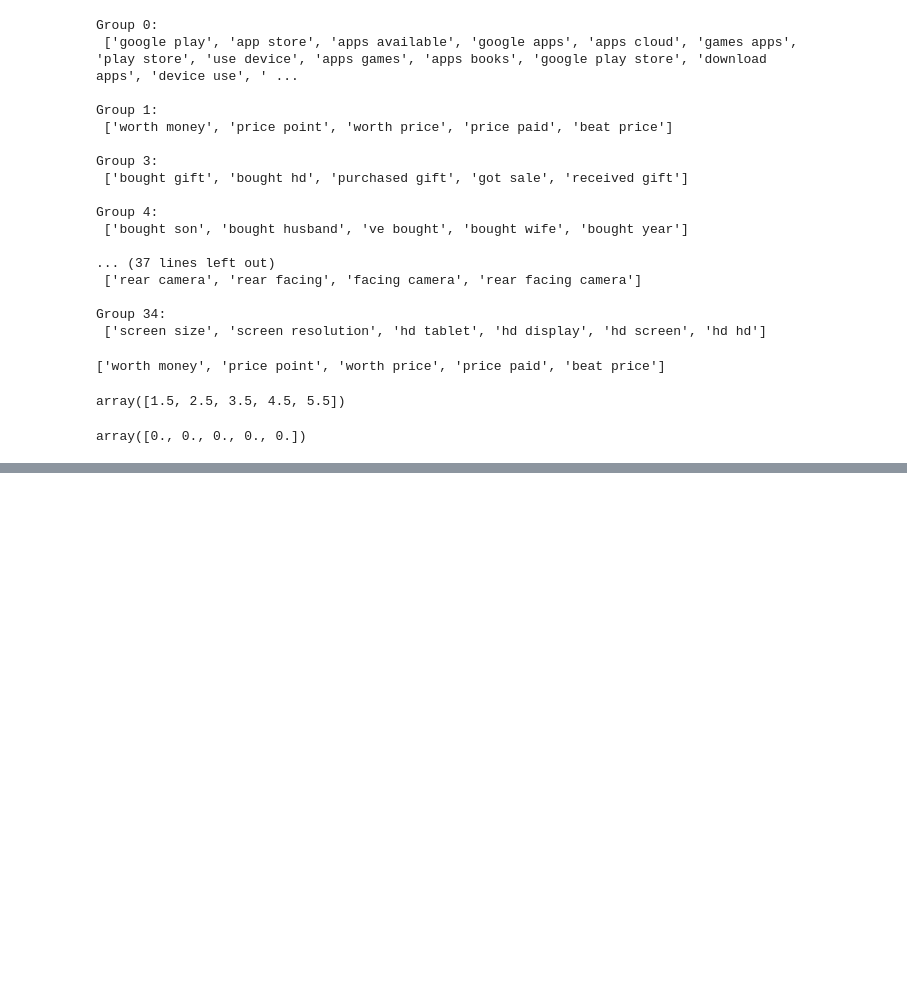
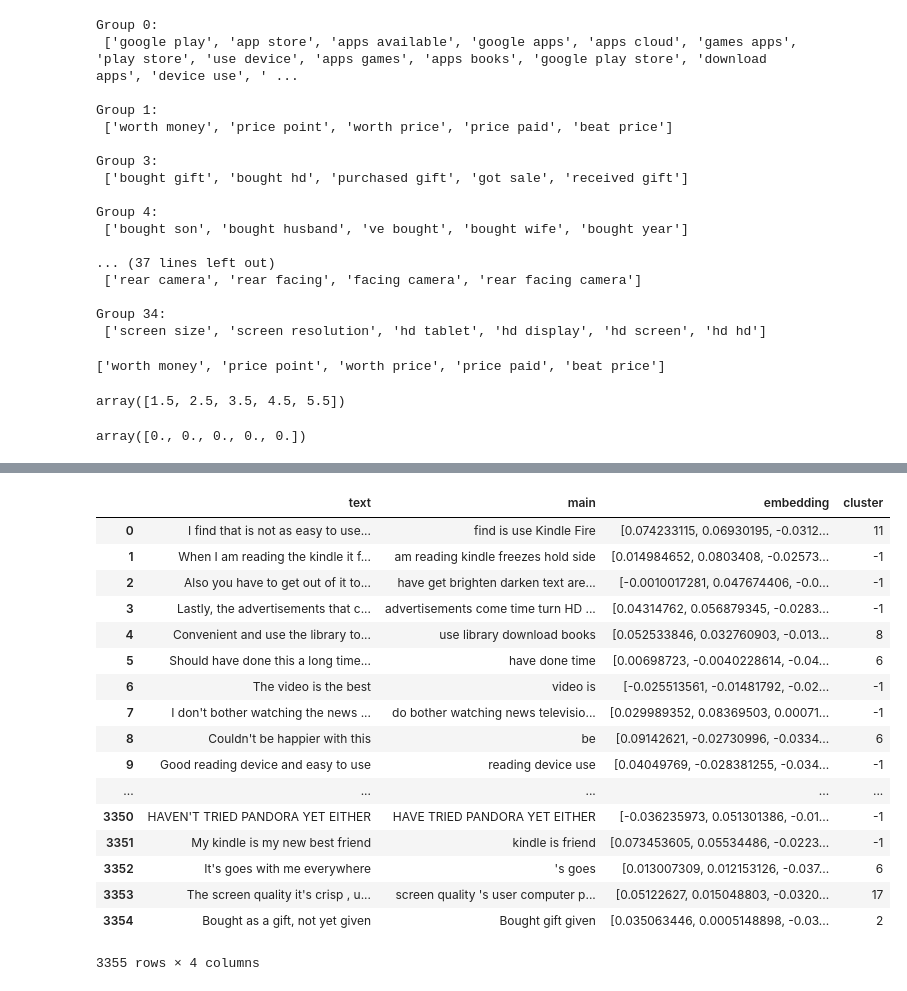
Before and after one commit to betty35/comment-summary-tests, a Jupyter notebook: Clustering-keywords----Kindle Fire HD.ipynb, the cells around one changed output, grey strips where cells are left out. Drawn from its saved outputs; the diff is of its cells as text; code cells hidden in the pictures; blank space fills up the shorter version.

Commit message:
Clustering sentences by keyword groups

```diff
--- a/Clustering-keywords.ipynb
+++ b/Clustering-keywords----Kindle Fire HD.ipynb
@@ -396,0 +411,16 @@ test_load
+# %%
+cluster_centers = test_load['avg_emb'].tolist()
+cluster_centers_labels = test_load['terms'].tolist()
+# %%
+#############################LOAD##################
+# If load data with 'text' and 'main'
+data_source = 'output/sub-set/'
+file_name = 'fireHD-tag'+'.csv'
+reviews = pd.read_csv(data_source+file_name, sep="\t", error_bad_lines=False).loc[:,['text','main']]
+###################################################
+# %%
+with tf.Session() as session:
+    session.run([tf.global_variables_initializer(), tf.tables_initializer()])
+    start_time=time.time()
+    reviews['embedding'] = pd.Series(list(session.run(embed(list(reviews['text'])))))
+reviews.head()
@@ -396,0 +436,7 @@ test_load
+# %%
+def find_closest(centers, text_emb):
+    distances = np.inner(centers,text_emb)
+    if np.amax(distances)<=0.5:
+        return -1
+    else:
+        return np.where(distances == np.amax(distances))[0][0]
@@ -396,0 +445,22 @@ test_load
+# %%
+reviews['cluster'] = reviews['embedding'].apply(lambda x: find_closest(cluster_centers,x))
+reviews
+# %% [output]
+|  | text | main | embedding | cluster |
+| 0 | I find that is not as easy to use... | find is use Kindle Fire | [0.074233115, 0.06930195, -0.0312... | 11 |
+| 1 | When I am reading the kindle it f... | am reading kindle freezes hold side | [0.014984652, 0.0803408, -0.02573... | -1 |
+| 2 | Also you have to get out of it to... | have get brighten darken text are... | [-0.0010017281, 0.047674406, -0.0... | -1 |
+| 3 | Lastly, the advertisements that c... | advertisements come time turn HD ... | [0.04314762, 0.056879345, -0.0283... | -1 |
+| 4 | Convenient and use the library to... | use library download books | [0.052533846, 0.032760903, -0.013... | 8 |
+| 5 | Should have done this a long time... | have done time | [0.00698723, -0.0040228614, -0.04... | 6 |
+| 6 | The video is the best | video is | [-0.025513561, -0.01481792, -0.02... | -1 |
+| 7 | I don't bother watching the news ... | do bother watching news televisio... | [0.029989352, 0.08369503, 0.00071... | -1 |
+| 8 | Couldn't be happier with this | be | [0.09142621, -0.02730996, -0.0334... | 6 |
+| 9 | Good reading device and easy to use | reading device use | [0.04049769, -0.028381255, -0.034... | -1 |
+| ... | ... | ... | ... | ... |
+| 3350 | HAVEN'T TRIED PANDORA YET EITHER | HAVE TRIED PANDORA YET EITHER | [-0.036235973, 0.051301386, -0.01... | -1 |
+| 3351 | My kindle is my new best friend | kindle is friend | [0.073453605, 0.05534486, -0.0223... | -1 |
+| 3352 | It's goes with me everywhere | 's goes | [0.013007309, 0.012153126, -0.037... | 6 |
+| 3353 | The screen quality it's crisp , u... | screen quality 's user computer p... | [0.05122627, 0.015048803, -0.0320... | 17 |
+| 3354 | Bought as a gift, not yet given | Bought gift given | [0.035063446, 0.0005148898, -0.03... | 2 |
+3355 rows × 4 columns
```
Also changed, not shown: parts of 11 cells of this notebook, 1 other file.
